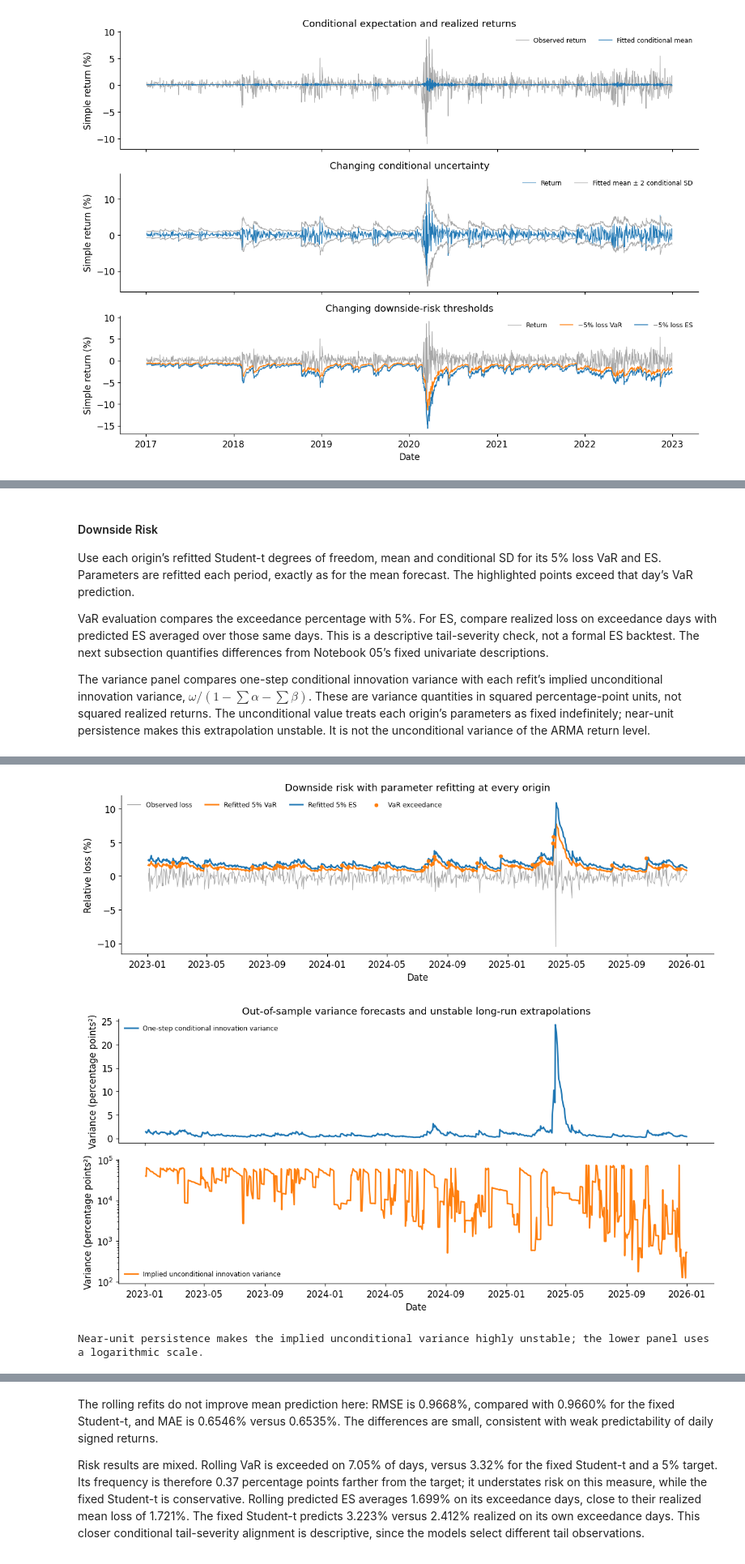
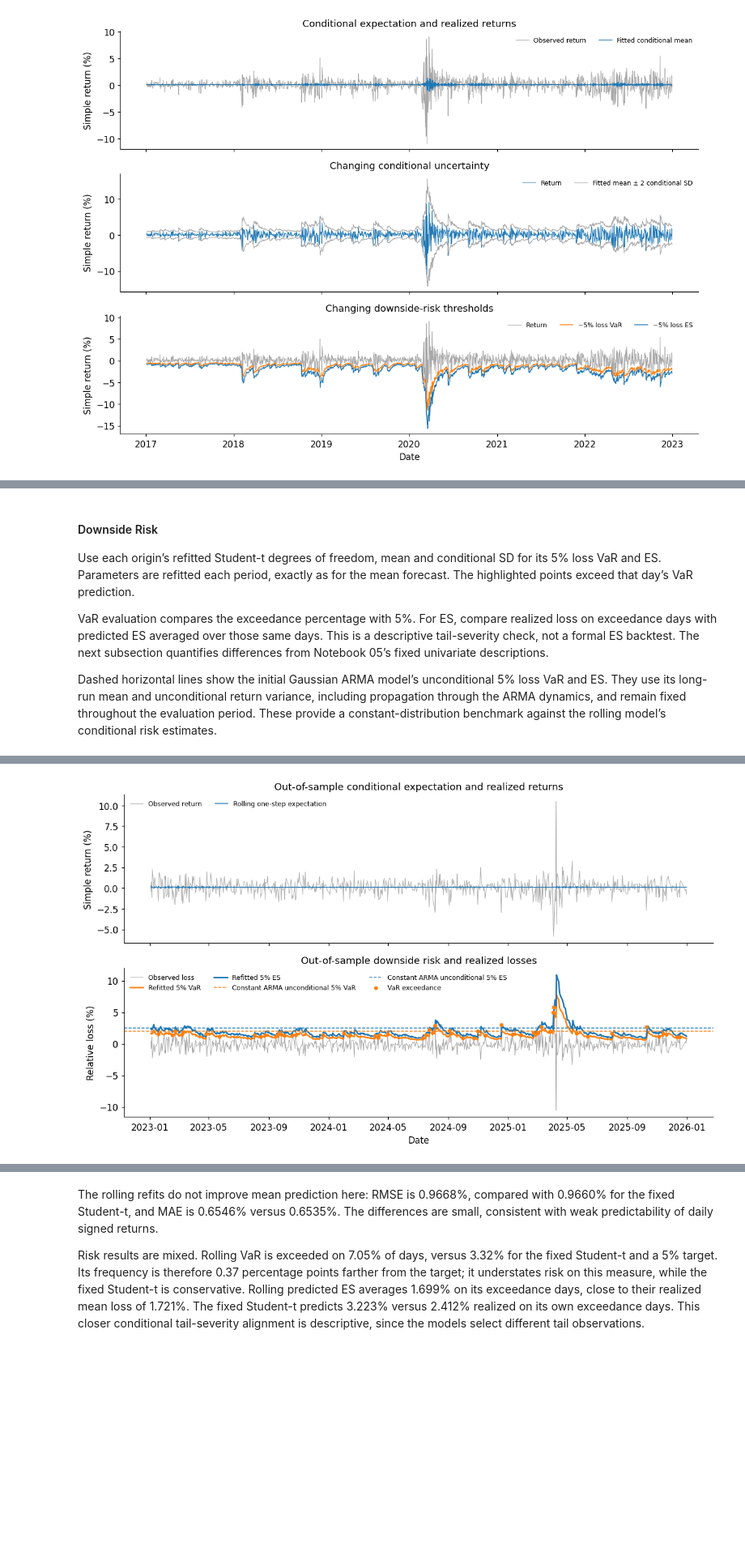
Before and after one commit to jacobkorsgaard/finance-statistical-methods-library, a Jupyter notebook: notebooks/11_empirical_financial_time_series_case_study.ipynb, the cells around one changed output, grey strips where cells are left out. Shown at 81% size. Saved outputs shown, nothing was run; the diff lists cells and outputs as text; code cells hidden in the pictures; blank space fills up the shorter version.

Commit message:
Refine out-of-sample figures and constant risk benchmarks

```diff
--- a/notebooks/11_empirical_financial_time_series_case_study.ipynb
+++ b/notebooks/11_empirical_financial_time_series_case_study.ipynb
@@ -523,45 +517,45 @@ Use each origin’s refitted Student-t degrees of freedom, mean and conditional
 
 VaR evaluation compares the exceedance percentage with 5%. For ES, compare realized loss on exceedance days with predicted ES averaged over those same days. This is a descriptive tail-severity check, not a formal ES backtest. The next subsection quantifies differences from Notebook 05’s fixed univariate descriptions.
 
-The variance panel compares one-step conditional innovation variance with each refit’s implied unconditional innovation variance, $\omega/(1-\sum\alpha-\sum\beta)$. These are variance quantities in squared percentage-point units, not squared realized returns. The unconditional value treats each origin’s parameters as fixed indefinitely; near-unit persistence makes this extrapolation unstable. It is not the unconditional variance of the ARMA return level.
+Dashed horizontal lines show the initial Gaussian ARMA model’s unconditional 5% loss VaR and ES. They use its long-run mean and unconditional return variance, including propagation through the ARMA dynamics, and remain fixed throughout the evaluation period. These provide a constant-distribution benchmark against the rolling model’s conditional risk estimates.
 # %%
 losses = -actual
 conditional_risk = rolling_predictions[["VaR","ES"]].to_numpy()
 conditional_exceed = losses>conditional_risk[:,0]
 conditional_risk_summary = {
     "Exceedances":int(conditional_exceed.sum()),"Exceedance (%)":100*conditional_exceed.mean(),
     "Target (%)":5.,"Realized tail loss (%)":losses[conditional_exceed].mean(),
     "Predicted ES on exceedance days (%)":conditional_risk[conditional_exceed,1].mean()}
 display(pd.DataFrame([conditional_risk_summary],index=["Rolling refit ARMA–GARCH"]).round(3))
-fig, ax = plt.subplots(figsize=(11,3.7))
+from statsmodels.tsa.arima_process import arma_acovf
+arma_unconditional_variance = float(arma_acovf(
+    ar=np.r_[1.,-mean_fit.arparams],ma=np.r_[1.,mean_fit.maparams],
+    nobs=1,sigma2=mean_innovation_sd**2)[0])
+arma_unconditional_mean = float(dict(zip(mean_fit.param_names,mean_fit.params))["const"])
+arma_unconditional_var = gaussian_var(-arma_unconditional_mean,np.sqrt(arma_unconditional_variance),.05)
+arma_unconditional_es = gaussian_es(-arma_unconditional_mean,np.sqrt(arma_unconditional_variance),.05)
+fig, axes = plt.subplots(2,1,figsize=(11,6.5),sharex=True)
+axes[0].plot(test.index,actual,color="0.6",linewidth=.7,alpha=.8,label="Observed return")
+axes[0].plot(test.index,one_step_means,color="C0",linewidth=1,label="Rolling one-step expectation")
+axes[0].set(ylabel="Simple return (%)",title="Out-of-sample conditional expectation and realized returns")
+ax = axes[1]
 ax.plot(test.index,losses,color="0.65",linewidth=.7,label="Observed loss")
 ax.plot(test.index,conditional_risk[:,0],color="C1",label="Refitted 5% VaR")
 ax.plot(test.index,conditional_risk[:,1],color="C0",label="Refitted 5% ES")
+ax.axhline(arma_unconditional_var,color="C1",linestyle="--",linewidth=1,
+           label="Constant ARMA unconditional 5% VaR")
+ax.axhline(arma_unconditional_es,color="C0",linestyle="--",linewidth=1,
+           label="Constant ARMA unconditional 5% ES")
 ax.scatter(test.index[conditional_exceed],losses[conditional_exceed],color="C1",s=14,
            label="VaR exceedance",zorder=3)
-ax.set(xlabel="Date",ylabel="Relative loss (%)",title="Downside risk with parameter refitting at every origin")
-ax.legend(fontsize=8,ncol=4);fig.tight_layout();plt.show()
-# Implied long-run innovation variance from each forecast-origin fit.
-import json
-rolling_omega = np.array([json.loads(p)["omega"] for p in rolling_predictions.parameters])
-unconditional_innovation_variance = rolling_omega/(1-rolling_predictions.persistence.to_numpy())
-fig, axes = plt.subplots(2,1,figsize=(11,5.5),sharex=True)
-axes[0].plot(test.index,one_step_variances,color="C0",label="One-step conditional innovation variance")
-axes[1].plot(test.index,unconditional_innovation_variance,color="C1",label="Implied unconditional innovation variance")
-axes[1].set_yscale("log")
-for ax in axes:
-    ax.set_ylabel("Variance (percentage points²)")
-    ax.legend(fontsize=8)
-axes[0].set_title("Out-of-sample variance forecasts and unstable long-run extrapolations")
-axes[1].set_xlabel("Date")
+ax.set(xlabel="Date",ylabel="Relative loss (%)",title="Out-of-sample downside risk and realized losses")
+axes[0].legend(fontsize=8,ncol=2)
+axes[1].legend(fontsize=8,ncol=3)
 fig.tight_layout();plt.show()
-print("Near-unit persistence makes the implied unconditional variance highly unstable; the lower panel uses a logarithmic scale.")
 # %% [output]
 |  | Exceedances | Exceedance (%) | Target (%) | Realized tail loss (%) | Predicted ES on exceedance days (%) |
 | Rolling refit ARMA–GARCH | 53 | 7.048 | 5.0 | 1.721 | 1.699 |
-[figure, old version]
+[figure, new version]
-[figure, removed]
-Near-unit persistence makes the implied unconditional variance highly unstable; the lower panel uses a logarithmic scale.
 # %% [markdown]
 ### Comparison with the Fixed Distribution Models
 
```
Also changed, not shown: parts of 4 cells of this notebook.
